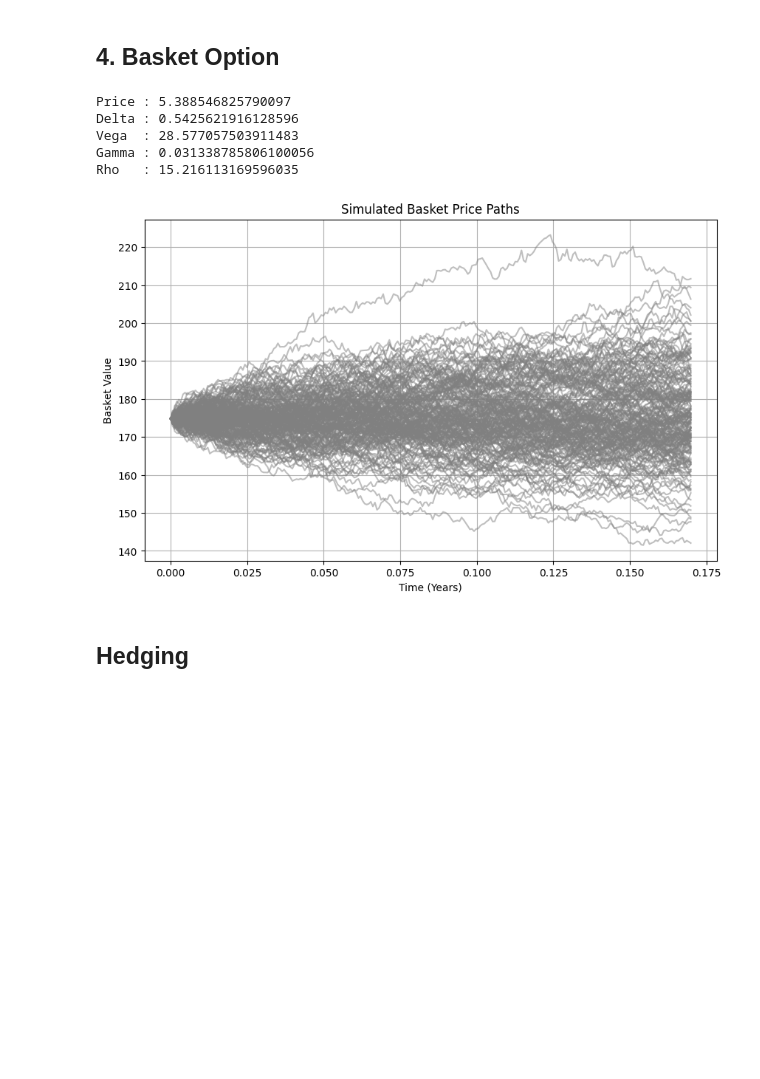
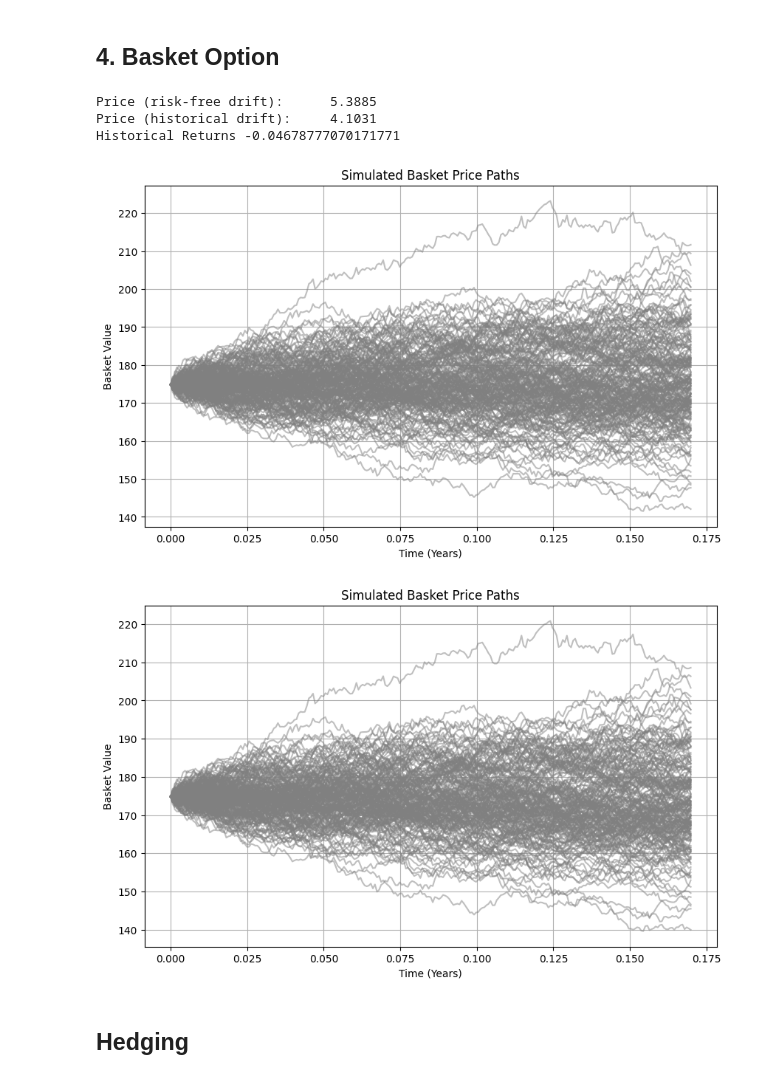
Before and after one commit to txcrypt/FINM3422_Part_2, a Jupyter notebook: trading_desk_analysis.ipynb, the cells around one changed output. Saved outputs shown, nothing was run; the diff lists cells and outputs as text; code cells hidden in the pictures; blank space fills up the shorter version.

Commit message:
added historical return to drift

```diff
--- a/trading_desk_analysis.ipynb
+++ b/trading_desk_analysis.ipynb
@@ -326,35 +326,40 @@ Vega          : 50.861425980302855
 # %%
 from datetime import datetime
 from option_models.basketoption import BasketOption
-# instantiate your data fetcher with CSV or yfinance
-fetcher = DataFetcher(
-    csv_path='data/closing_prices_last_year.csv'
-)
+from data.data_fetcher import DataFetcher
 
-weights = {'BHP.AX':0.10,'CSL.AX':0.35,'WDS.AX':0.15,'MQG.AX':0.40}
+# initialize your data fetcher (ensure it has get_stock_data and get_covariance_matrix)
+fetcher = DataFetcher(csv_path='data/closing_prices_last_year.csv')
+
+# define basket weights and create option
+weights = {'BHP.AX': 0.10, 'CSL.AX': 0.35, 'WDS.AX': 0.15, 'MQG.AX': 0.40}
 opt = BasketOption(
     basket_weights=weights,
     strike=175.0,
     expiry=datetime(2025,7,17),
     valuation_date=datetime(2025,5,16),
     rate=0.04,
     data_fetcher=fetcher,
     M=20000,
     N=252,
     seed=42
 )
-print('Price :', opt.price())
-print('Delta :', opt.delta())
-print('Vega  :', opt.vega())
-print('Gamma :', opt.gamma())
-print('Rho   :', opt.rho())
-opt.plot_paths()
+
+# compute and display prices
+price_rf = opt.price_risk_free()
+price_hist = opt.price_historical()
+print(f"Price (risk-free drift):      {price_rf:.4f}")
+print(f"Price (historical drift):     {price_hist:.4f}")
+print("Historical Returns",opt.get_return())
+
+# plot diffusions for both drifts
+opt.plot_diffusion_risk_free(M_plot=200)
+opt.plot_diffusion_historical(M_plot=200)
 # %% [output]
-Price : 5.388546825790097
-Delta : 0.5425621916128596
-Vega  : 28.577057503911483
-Gamma : 0.031338785806100056
-Rho   : 15.216113169596035
+Price (risk-free drift):      5.3885
+Price (historical drift):     4.1031
+Historical Returns -0.04678777070171771
 [figure]
+[figure, added]
 # %% [markdown]
 ## Hedging
```
Also changed, not shown: parts of 1 cell of this notebook, 2 other files.
